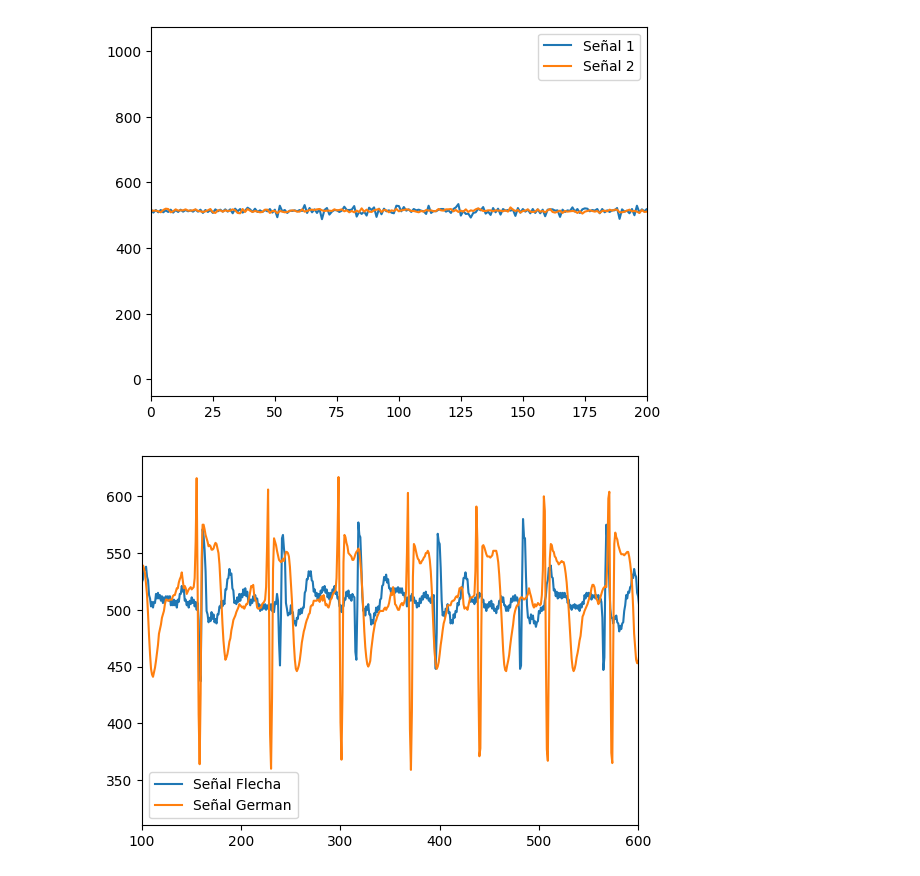
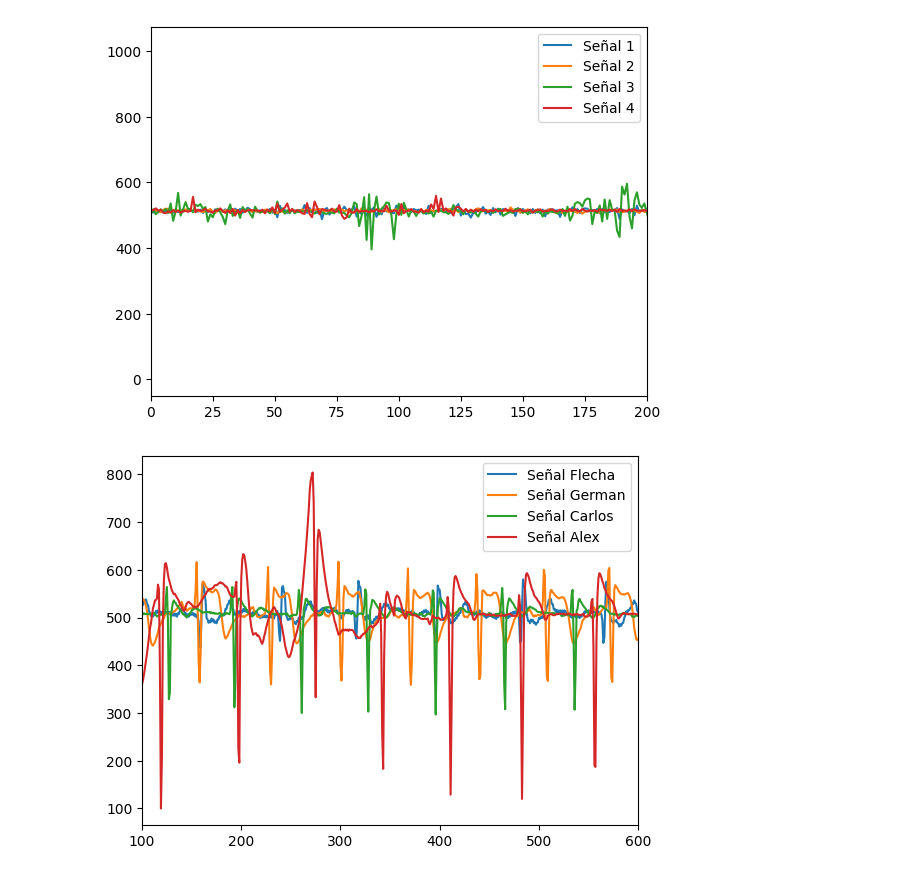
Before and after one commit to joseluis031/Bitalino, a Jupyter notebook: comparacion.ipynb, the cells around one changed output. Cells and saved outputs as stored; diff of their text form; code cells hidden in the pictures.

```diff
--- a/comparacion.ipynb
+++ b/comparacion.ipynb
@@ -8,9 +8,15 @@ f1 = h5py.File('electromiograma/brazo/flecha/MOVER BRAZO FLECHA.h5')["84:BA:20:5
 # Leemos el segundo archivo
 f2 = h5py.File('electromiograma/brazo/german/MOVER BRAZO GERMAN.h5')["84:BA:20:5E:FF:67"]["raw"]["channel_1"][:, 0]
 
+f3=h5py.File('electromiograma/brazo/CARLOS A1/OpenSignals (r)evolution Report_2024-03-04_17-19-53.pdf.h5')["84:BA:20:5E:FF:67"]["raw"]["channel_1"]
+
+f4=h5py.File('electromiograma/brazo/alex/MOVER BRAZO ALEX.h5')["84:BA:20:5E:FF:67"]["raw"]["channel_1"]
+
 # Graficamos ambas señales
 pl.plot(f1, label='Señal 1')
 pl.plot(f2, label='Señal 2')
+pl.plot(f3, label='Señal 3')
+pl.plot(f4, label='Señal 4')
 
 # Configuramos los límites del eje x
 pl.xlim(0,200)
@@ -21,29 +27,34 @@ pl.legend()
 # Mostramos la gráfica
 pl.show()
 # %% [output]
-[figure, old version]
+[figure, new version]
 # %%
 
 # Leemos el primer archivo
 f1 = h5py.File('electrocardiograma/corazon/flecha/CORAZÓN FLECHA.h5')["84:BA:20:5E:FF:67"]["raw"]["channel_2"][:, 0]
 
 # Leemos el segundo archivo
 f2 = h5py.File('electrocardiograma/corazon/german/CORAZÓN GERMAN.h5')["84:BA:20:5E:FF:67"]["raw"]["channel_2"][:, 0]
 
+f3 = h5py.File('electrocardiograma/corazon/CARLOS A2/OpenSignals (r)evolution Report_2024-03-04_17-17-24.pdf.h5')["84:BA:20:5E:FF:67"]["raw"]["channel_2"]
+
+f4 = h5py.File('electrocardiograma/corazon/alex/CORAZON ALEX.h5')["84:BA:20:5E:FF:67"]["raw"]["channel_2"]
+
 # Graficamos ambas señales
 pl.plot(f1, label='Señal Flecha')
 pl.plot(f2, label='Señal German')
-
+pl.plot(f3, label='Señal Carlos')
+pl.plot(f4, label='Señal Alex')
 # Configuramos los límites del eje x
 pl.xlim(100, 600)
 
 # Mostramos la leyenda
 pl.legend()
 
 # Mostramos la gráfica
 pl.show()
 # %% [output]
-[figure, old version]
+[figure, new version]
 # %%
 # Leemos el primer archivo
 f1 = h5py.File('electrodermal/palma mano/flecha/ELECTRODERMAL FLECHA.h5')["84:BA:20:5E:FF:67"]["raw"]["channel_3"][:, 0]
```
Also changed, not shown: parts of 1 cell of this notebook.
